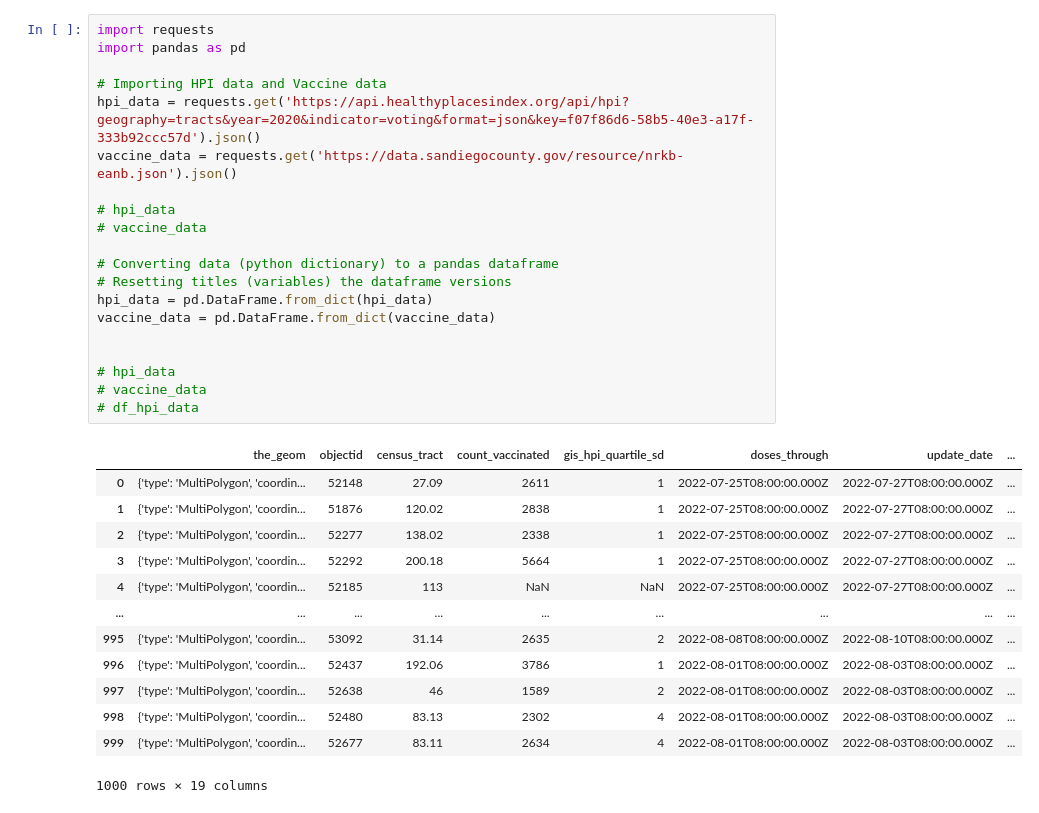
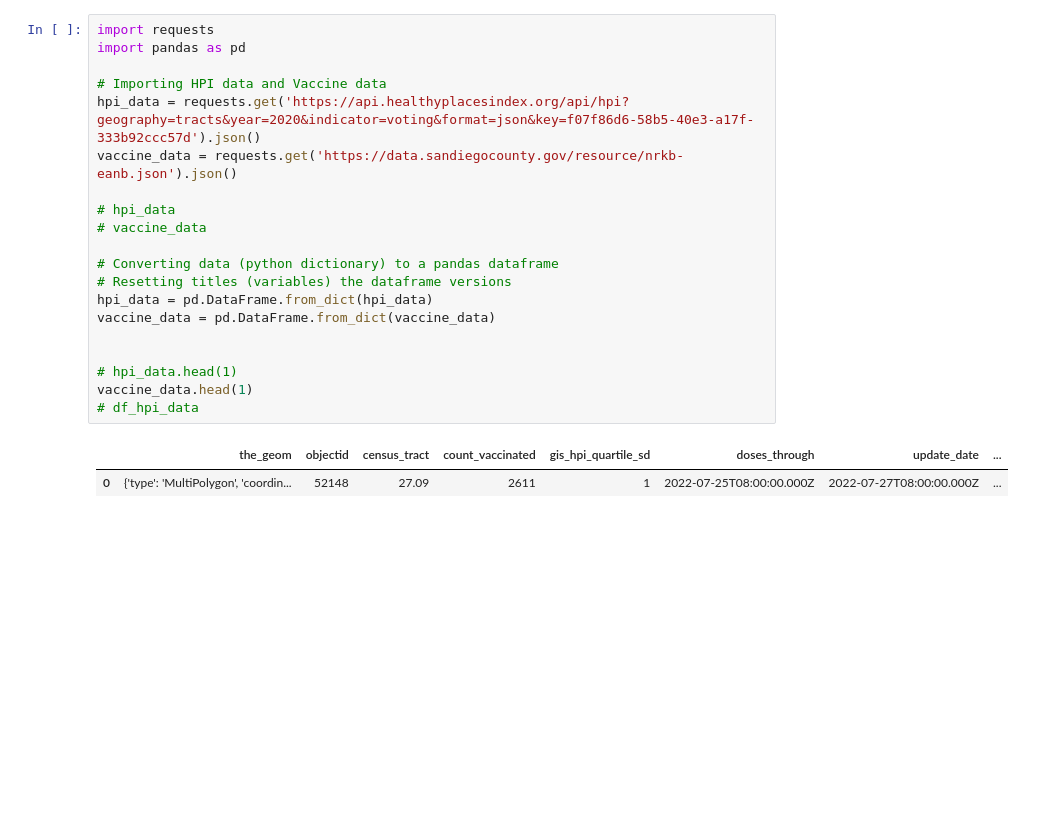
Before and after one commit to kacastel/DSCI-510-Final-Project, a Jupyter notebook: 510fpplay.ipynb, the cells around one changed output. Cells and saved outputs as stored; diff of their text form; blank space fills up the shorter version.

```diff
--- a/510fpplay.ipynb
+++ b/510fpplay.ipynb
@@ -1,34 +1,23 @@
 # %%
 import requests
 import pandas as pd
 
 # Importing HPI data and Vaccine data
 hpi_data = requests.get('https://api.healthyplacesindex.org/api/hpi?geography=tracts&year=2020&indicator=voting&format=json&key=f07f86d6-58b5-40e3-a17f-333b92ccc57d').json()
 vaccine_data = requests.get('https://data.sandiegocounty.gov/resource/nrkb-eanb.json').json()
 
 # hpi_data
 # vaccine_data
 
 # Converting data (python dictionary) to a pandas dataframe
 # Resetting titles (variables) the dataframe versions
 hpi_data = pd.DataFrame.from_dict(hpi_data)
 vaccine_data = pd.DataFrame.from_dict(vaccine_data)
 
 
-# hpi_data
-# vaccine_data
+# hpi_data.head(1)
+vaccine_data.head(1)
 # df_hpi_data
 # %% [output]
 |  | the_geom | objectid | census_tract | count_vaccinated | gis_hpi_quartile_sd | doses_through | update_date | ... |
 | 0 | {'type': 'MultiPolygon', 'coordin... | 52148 | 27.09 | 2611 | 1 | 2022-07-25T08:00:00.000Z | 2022-07-27T08:00:00.000Z | ... |
-| 1 | {'type': 'MultiPolygon', 'coordin... | 51876 | 120.02 | 2838 | 1 | 2022-07-25T08:00:00.000Z | 2022-07-27T08:00:00.000Z | ... |
-| 2 | {'type': 'MultiPolygon', 'coordin... | 52277 | 138.02 | 2338 | 1 | 2022-07-25T08:00:00.000Z | 2022-07-27T08:00:00.000Z | ... |
-| 3 | {'type': 'MultiPolygon', 'coordin... | 52292 | 200.18 | 5664 | 1 | 2022-07-25T08:00:00.000Z | 2022-07-27T08:00:00.000Z | ... |
-| 4 | {'type': 'MultiPolygon', 'coordin... | 52185 | 113 | NaN | NaN | 2022-07-25T08:00:00.000Z | 2022-07-27T08:00:00.000Z | ... |
-| ... | ... | ... | ... | ... | ... | ... | ... | ... |
-| 995 | {'type': 'MultiPolygon', 'coordin... | 53092 | 31.14 | 2635 | 2 | 2022-08-08T08:00:00.000Z | 2022-08-10T08:00:00.000Z | ... |
-| 996 | {'type': 'MultiPolygon', 'coordin... | 52437 | 192.06 | 3786 | 1 | 2022-08-01T08:00:00.000Z | 2022-08-03T08:00:00.000Z | ... |
-| 997 | {'type': 'MultiPolygon', 'coordin... | 52638 | 46 | 1589 | 2 | 2022-08-01T08:00:00.000Z | 2022-08-03T08:00:00.000Z | ... |
-| 998 | {'type': 'MultiPolygon', 'coordin... | 52480 | 83.13 | 2302 | 4 | 2022-08-01T08:00:00.000Z | 2022-08-03T08:00:00.000Z | ... |
-| 999 | {'type': 'MultiPolygon', 'coordin... | 52677 | 83.11 | 2634 | 4 | 2022-08-01T08:00:00.000Z | 2022-08-03T08:00:00.000Z | ... |
-1000 rows × 19 columns
```
Also changed, not shown: parts of 5 cells of this notebook.
